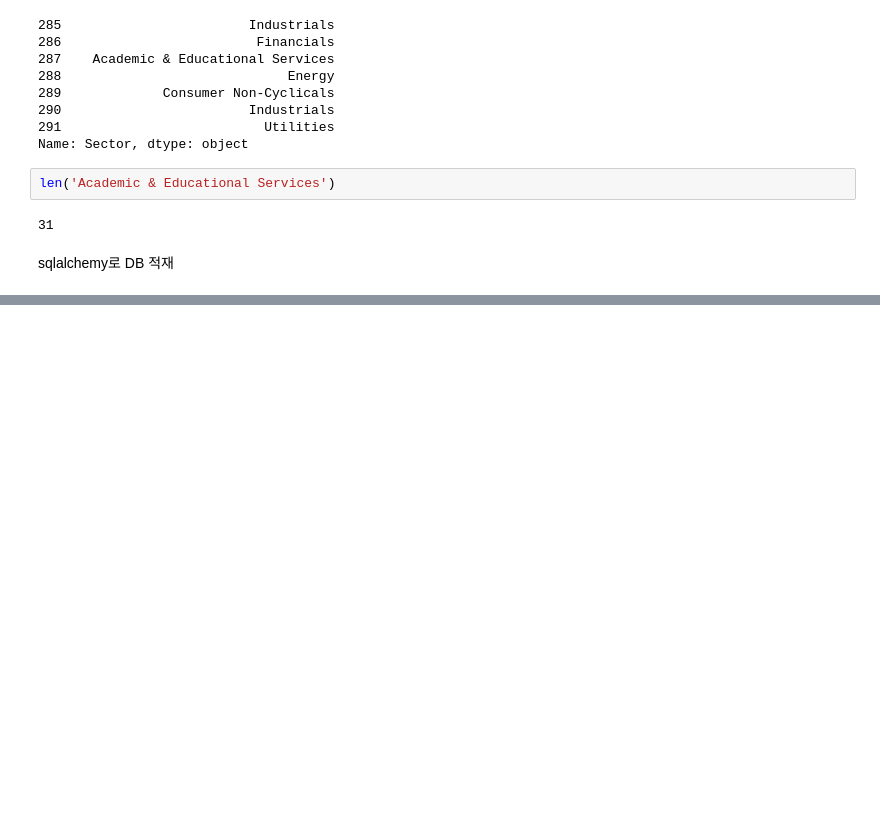
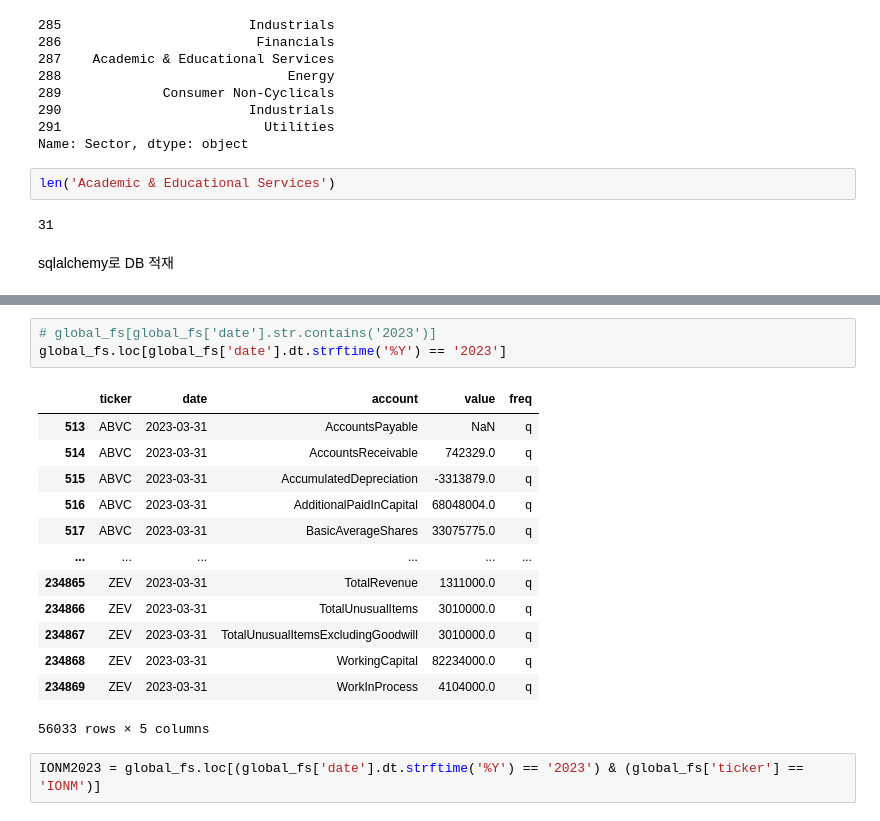
Before and after one commit to ljy9969/Quant_Portfolio, a Jupyter notebook: Analyst/USstocks.ipynb, the cells around one changed output, grey strips where cells are left out. Drawn from its saved outputs; the diff is of its cells as text; blank space fills up the shorter version.

```diff
--- a/Analyst/USstocks.ipynb
+++ b/Analyst/USstocks.ipynb
@@ -2225,0 +2752,19 @@ df2sql(all_data_df_bind, 'global_ticker1')
+# %%
+# global_fs[global_fs['date'].str.contains('2023')]
+global_fs.loc[global_fs['date'].dt.strftime('%Y') == '2023']
+# %% [output]
+|  | ticker | date | account | value | freq |
+| 513 | ABVC | 2023-03-31 | AccountsPayable | NaN | q |
+| 514 | ABVC | 2023-03-31 | AccountsReceivable | 742329.0 | q |
+| 515 | ABVC | 2023-03-31 | AccumulatedDepreciation | -3313879.0 | q |
+| 516 | ABVC | 2023-03-31 | AdditionalPaidInCapital | 68048004.0 | q |
+| 517 | ABVC | 2023-03-31 | BasicAverageShares | 33075775.0 | q |
+| ... | ... | ... | ... | ... | ... |
+| 234865 | ZEV | 2023-03-31 | TotalRevenue | 1311000.0 | q |
+| 234866 | ZEV | 2023-03-31 | TotalUnusualItems | 3010000.0 | q |
+| 234867 | ZEV | 2023-03-31 | TotalUnusualItemsExcludingGoodwill | 3010000.0 | q |
+| 234868 | ZEV | 2023-03-31 | WorkingCapital | 82234000.0 | q |
+| 234869 | ZEV | 2023-03-31 | WorkInProcess | 4104000.0 | q |
+56033 rows × 5 columns
+# %%
+IONM2023 = global_fs.loc[(global_fs['date'].dt.strftime('%Y') == '2023') & (global_fs['ticker'] == 'IONM')]
```
Also changed, not shown: parts of 34 cells of this notebook.
